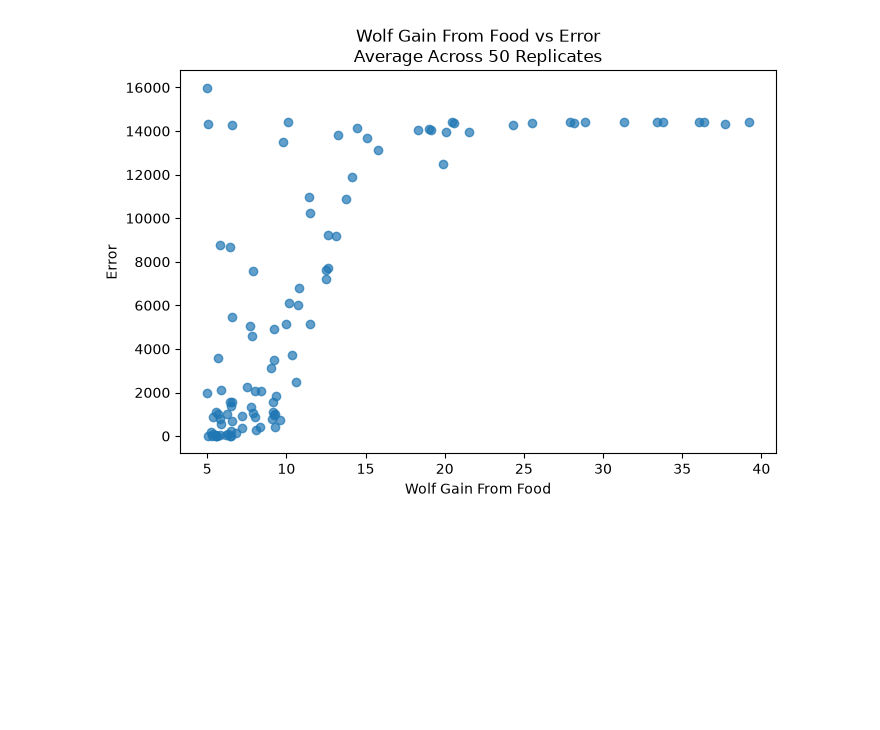
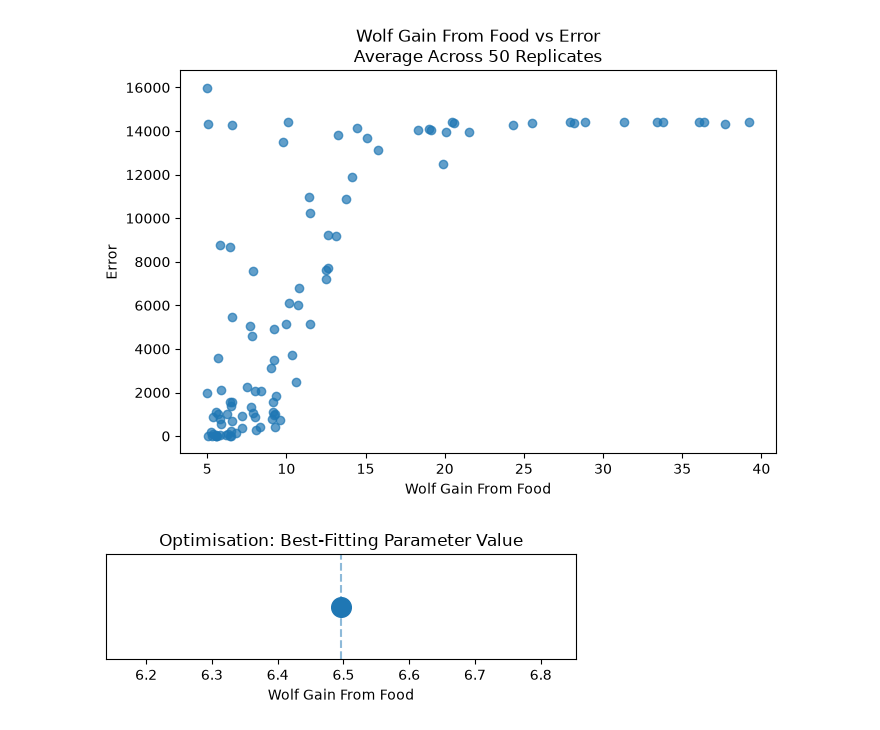
Before and after one commit to JBris/calibrating-abms-workshop, a Jupyter notebook: docs/source/workshop/2_notebooks/2_wolf_sheep_predation.ipynb, the cells around one changed output. Saved outputs shown, nothing was run; the diff lists cells and outputs as text; code cells hidden in the pictures; blank space fills up the shorter version.

```diff
--- a/docs/source/workshop/2_notebooks/2_wolf_sheep_predation.ipynb
+++ b/docs/source/workshop/2_notebooks/2_wolf_sheep_predation.ipynb
@@ -440,3 +440,30 @@ for param in param_cols:
     plt.show()
 # %% [output]
 [figure]
+# %%
+best_trial = trials.loc[trials["value"].idxmin()]
+
+best_value = best_trial["params_wolf_gain_from_food"]
+
+plt.figure(figsize=(5, 2))
+
+plt.scatter(
+    best_value,
+    0,
+    s=200,
+)
+
+plt.axvline(
+    best_value,
+    linestyle="--",
+    alpha=0.5,
+)
+
+plt.xlabel("Wolf Gain From Food")
+plt.yticks([])
+plt.title("Optimisation: Best-Fitting Parameter Value")
+
+plt.tight_layout()
+plt.show()
+# %% [output]
+[figure, added]
```
Also changed, not shown: parts of 3 cells of this notebook, 2 other files.
